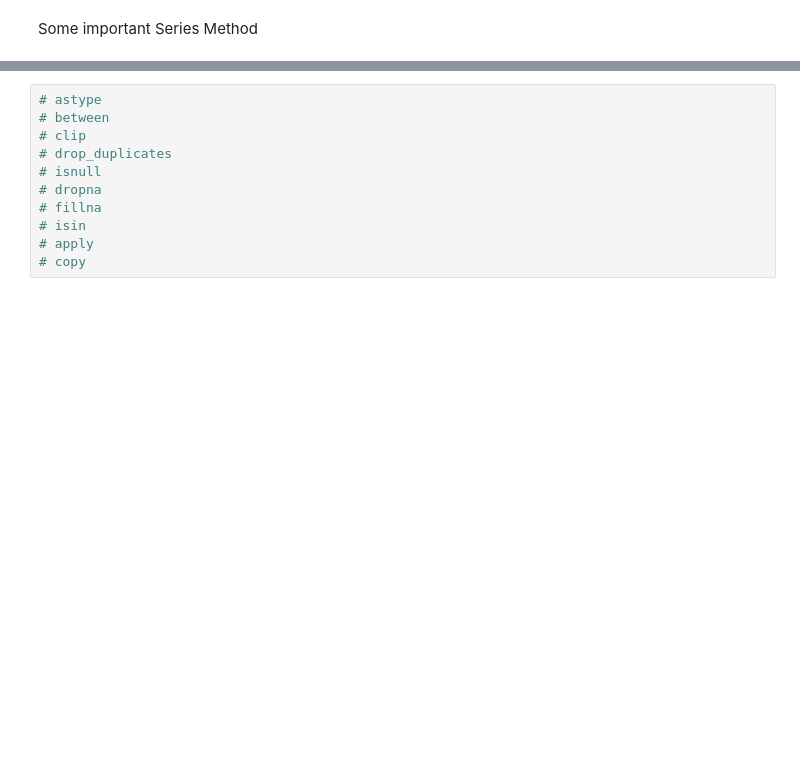
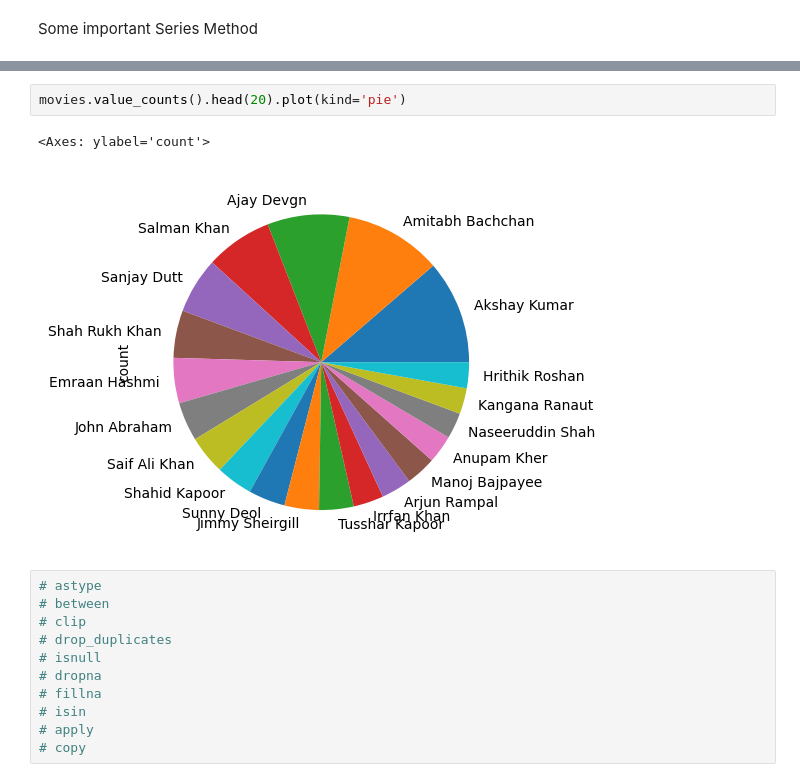
Before and after one commit to rahulkumar80026/Machine-Learning-Basic-to-Advanced, a Jupyter notebook: Pandas/pandas1.ipynb, the cells around one changed output, grey strips where cells are left out. Drawn from its saved outputs; the diff is of its cells as text; blank space fills up the shorter version.

```diff
--- a/Pandas/pandas1.ipynb
+++ b/Pandas/pandas1.ipynb
@@ -124,3 +595,8 @@ Some important Series Method
+# %%
+movies.value_counts().head(20).plot(kind='pie')
+# %% [output]
+<Axes: ylabel='count'>
+[figure, added]
 # %%
 # astype
 # between
```
Also changed, not shown: parts of 97 cells of this notebook, 15 other files.
